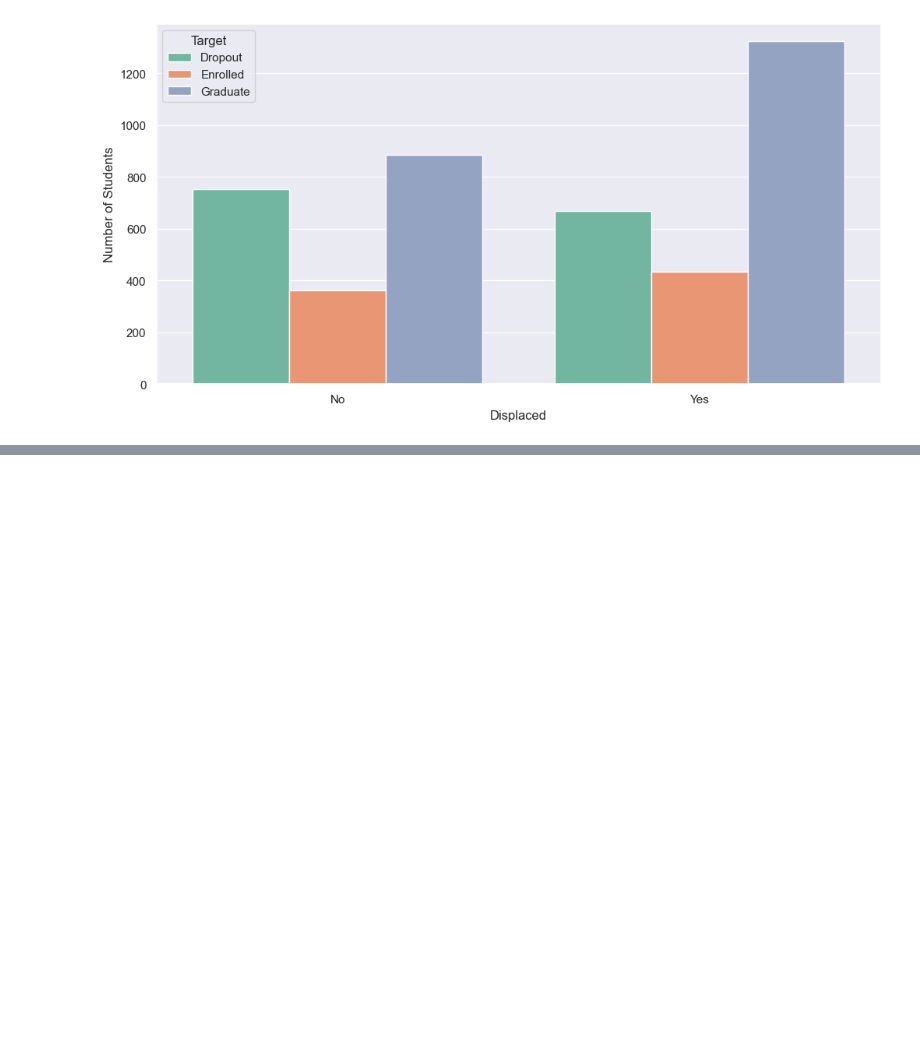
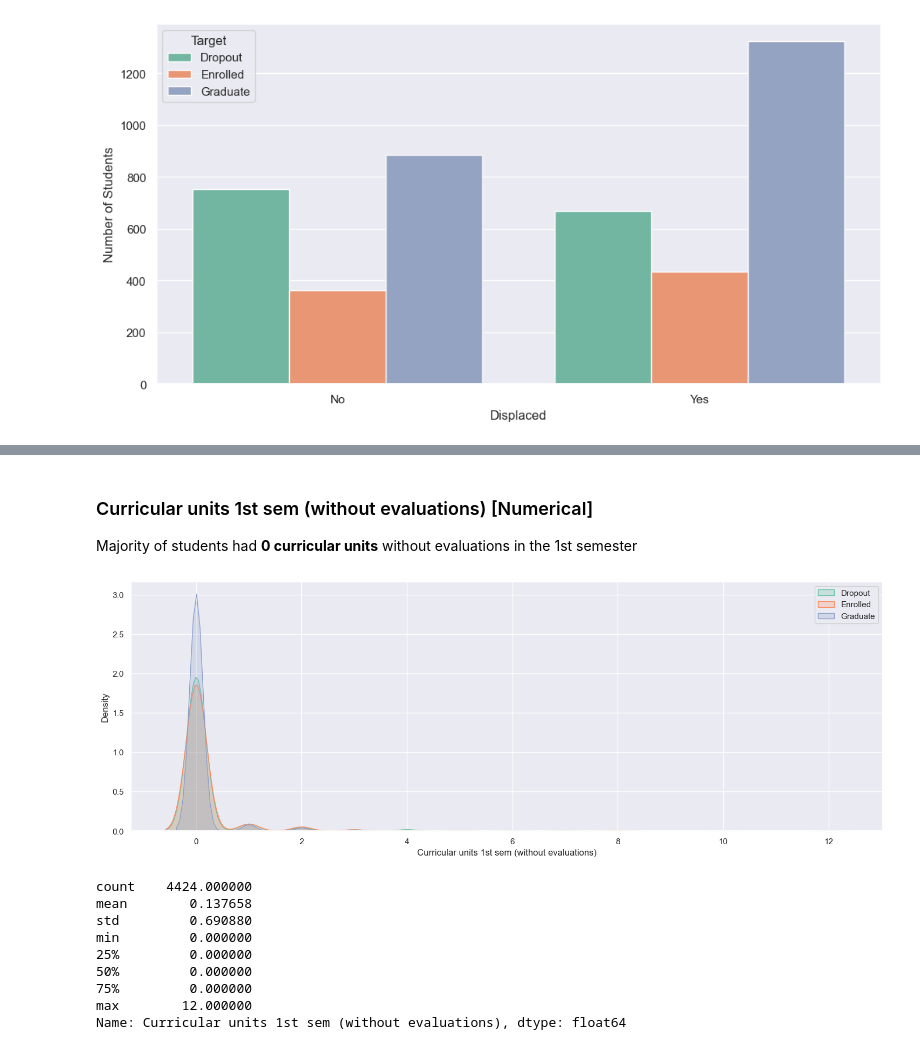
Before and after one commit to yewkiang123/SC1015-Project, a Jupyter notebook: Exploratory Data Analysis.ipynb, the cells around one changed output, grey strips where cells are left out. Cells and saved outputs as stored; diff of their text form; code cells hidden in the pictures; blank space fills up the shorter version.

```diff
--- a/Exploratory Data Analysis.ipynb
+++ b/Exploratory Data Analysis.ipynb
@@ -198,0 +263,26 @@ plt.show()
+# %% [markdown]
+### Curricular units 1st sem (without evaluations) [Numerical]
+Majority of students had **0 curricular units** without evaluations in the 1st semester
+# %%
+fig, ax = plt.subplots(figsize = (18, 6))
+
+sb.kdeplot(df[df["Target"]=="Dropout"]["Curricular units 1st sem (without evaluations)"], shade=True, label="Dropout", ax=ax)
+sb.kdeplot(df[df["Target"]=="Enrolled"]["Curricular units 1st sem (without evaluations)"], shade=True, label="Enrolled", ax=ax)
+sb.kdeplot(df[df["Target"]=="Graduate"]["Curricular units 1st sem (without evaluations)"], shade=True, label="Graduate", ax=ax)
+
+ax.set_xlabel("Curricular units 1st sem (without evaluations)")
+ax.set_ylabel("Density")
+plt.legend()
+plt.show()
+print(df["Curricular units 1st sem (without evaluations)"].describe())
+# %% [output]
+[figure, added]
+count    4424.000000
+mean        0.137658
+std         0.690880
+min         0.000000
+25%         0.000000
+50%         0.000000
+75%         0.000000
+max        12.000000
+Name: Curricular units 1st sem (without evaluations), dtype: float64
```
Also changed, not shown: parts of 34 cells of this notebook.
